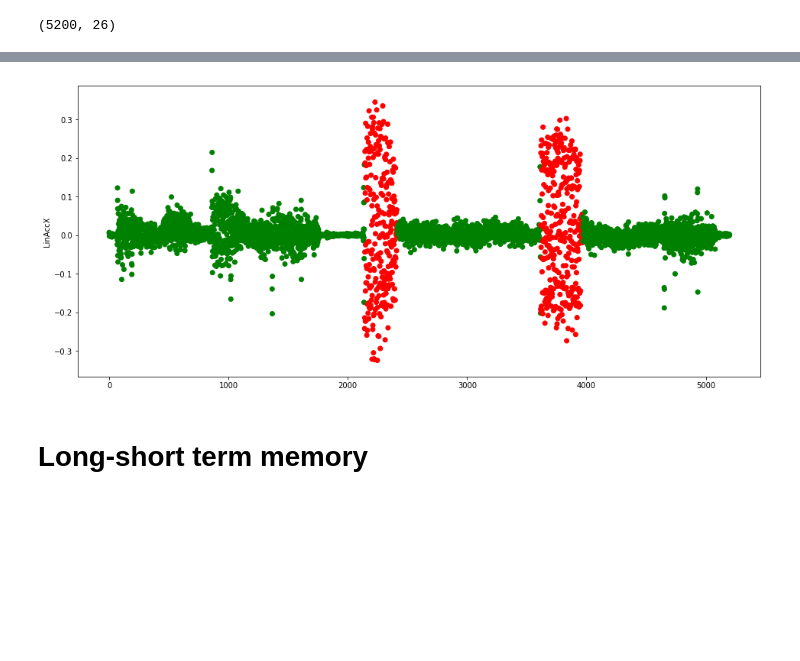
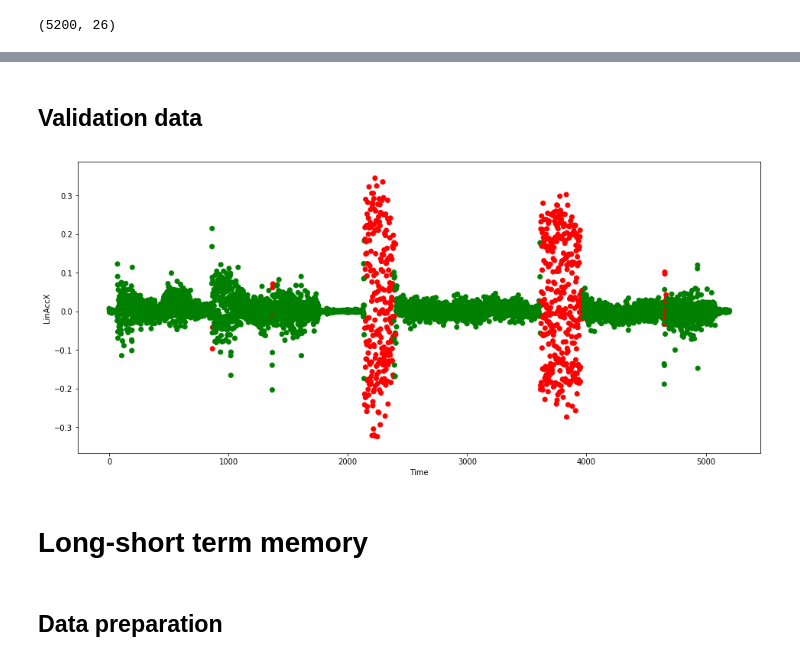
Before and after one commit to mdymczyk/anomaly-detection, a Jupyter notebook: OReilly_Anomaly_Detection.ipynb, the cells around one changed output, grey strips where cells are left out. Cells and saved outputs as stored; diff of their text form; code cells hidden in the pictures; blank space fills up the shorter version.

Commit message:
Train/test splits

```diff
--- a/OReilly_Anomaly_Detection.ipynb
+++ b/OReilly_Anomaly_Detection.ipynb
@@ -97,23 +119,24 @@ data = mx.symbol.Variable('data')
 fc1 = mx.symbol.FullyConnected(data, name='fc1', num_hidden=16)
 # Activation funtion after our hidden layer
 act1 = mx.symbol.Activation(fc1, name='act1', act_type='tanh')
+dropout1 = mx.symbol.Dropout(act1, p = 0.25)
 
-fc2 = mx.symbol.FullyConnected(act1, name='fc2', num_hidden=8)
-# # Activation funtion after our hidden layer
-act2 = mx.symbol.Activation(fc2, name='act2', act_type='relu')
+fc2 = mx.symbol.FullyConnected(dropout1, name='fc2', num_hidden=8)
+act2 = mx.symbol.Activation(fc2, name='act2', act_type='tanh')
+dropout2 = mx.symbol.Dropout(act2, p = 0.25)
 
-fc3 = mx.symbol.FullyConnected(act2, name='fc3', num_hidden=16)
-# # Activation funtion after our hidden layer
+fc3 = mx.symbol.FullyConnected(dropout2, name='fc3', num_hidden=16)
 act3 = mx.symbol.Activation(fc3, name='act3', act_type='tanh')
+dropout3 = mx.symbol.Dropout(act3, p = 0.25)
 
 # Connection between hidden layer and our output layer - since it is an autoencoder we want the size to be same as input size
-out = mx.symbol.FullyConnected(act3, name='fc4', num_hidden=total_features)
+out = mx.symbol.FullyConnected(dropout3, name='fc4', num_hidden=total_features)
 # Linear regression output allows us to easily calculate RMSE between output and input layers and use it as loss
 loss = mx.symbol.LinearRegressionOutput(data=out, label=data)
 
 model = mx.mod.Module(
     loss,
-    context = mx.cpu(0), # use mx.gpu(0) on GPU enabled machines
+    context = ctx,
     data_names=['data'],
     label_names=['data']
 )
@@ -120,7 +164,9 @@ model = mx.mod.Module(
 # %%
-model.fit(train_iter,
+%%time
+model.fit(train_iter, test_iter,
           num_epoch = 100,
           eval_metric='rmse',
           optimizer='adam',
-          optimizer_params={'learning_rate':0.01, 'wd':0.0001}
+          optimizer_params={'learning_rate':0.001},
+          initializer = mx.init.Xavier() # Non standard initializer for weights etc.
 )
@@ -127,10 +190,18 @@ model.fit(train_iter,
+# %% [markdown]
+## Validation data
 # %%
 # Helper method calculating RMSE between two array-like objects
 def rmse(targets, predictions):
      return np.sqrt(np.mean((predictions-targets)**2))
 
+predictions_iter = mx.io.NDArrayIter(
+    data={'data': data_train},
+    label={'data': data_train},
+    batch_size=batch_size, shuffle=False,
+    last_batch_handle='pad')
+
 # Make predictions for our training data so we can calculate the anomaly threshold
-predictions = model.predict(train_iter).asnumpy()
+predictions = model.predict(predictions_iter).asnumpy()
 # Even though, we are using LinearRegressionOutput for training, MXNet returns us as output the previous layer,
 # meaning the one with *total_features* neurons. We have to compute the RMSE for each record ourselves.
 errors = list(map(lambda e: rmse(e[0], e[1]), zip(data_train, predictions)))
@@ -139,26 +210,29 @@ errors = list(map(lambda e: rmse(e[0], e[1]), zip(data_train, predictions)))
 threshold =  np.mean(errors) + 3*np.std(errors)
 # %%
 # Prepare the validation dataset for predictions
-test_iter = mx.io.NDArrayIter(
+validation_iter = mx.io.NDArrayIter(
     data={'data': data_validate},
     label={'data': data_validate},
     batch_size=64, shuffle=False,
     last_batch_handle='pad')
 
-predictions = model.predict(test_iter).asnumpy()
-errors = list(map(lambda e: rmse(e[0], e[1]), zip(data_validate, predictions)))
+validation_predictions = model.predict(validation_iter).asnumpy()
+errors = list(map(lambda e: rmse(e[0], e[1]), zip(data_validate, validation_predictions)))
 # Every record, for which the prediction RMSE is bigger than the threshold is considered an anomaly
 anomaly = list(map(lambda v: v > threshold, errors))
 # %%
 # Result visualization
-anomaly = list(map(lambda v: "red" if v else "green", anomaly))
-plt.scatter(list(range(len(validate_data_raw[" LinAccX (g)"]))), validate_data_raw[" LinAccX (g)"], c=anomaly)
+anomaly_col = list(map(lambda v: "red" if v else "green", anomaly))
+plt.scatter(range(len(validate_data_raw)), validate_data_raw[" LinAccX (g)"], c=anomaly_col)
 plt.ylabel('LinAccX')
+plt.xlabel('Time')
 plt.show()
 # %% [output]
-[figure, old version]
+[figure, new version]
 # %% [markdown]
 # Long-short term memory
+# %% [markdown]
+## Data preparation
 # %%
 from __future__ import print_function
 import mxnet as mx
```
Also changed, not shown: parts of 32 cells of this notebook.
